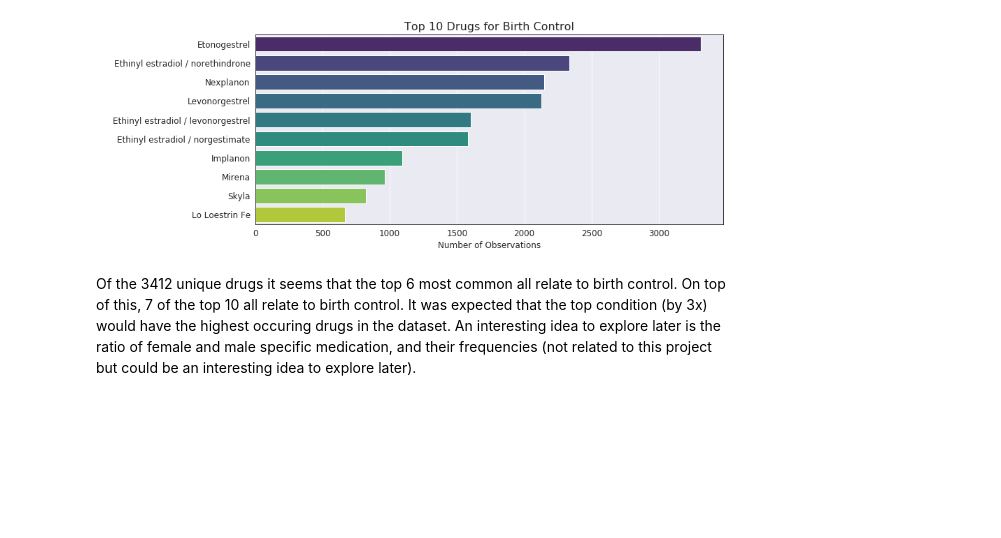
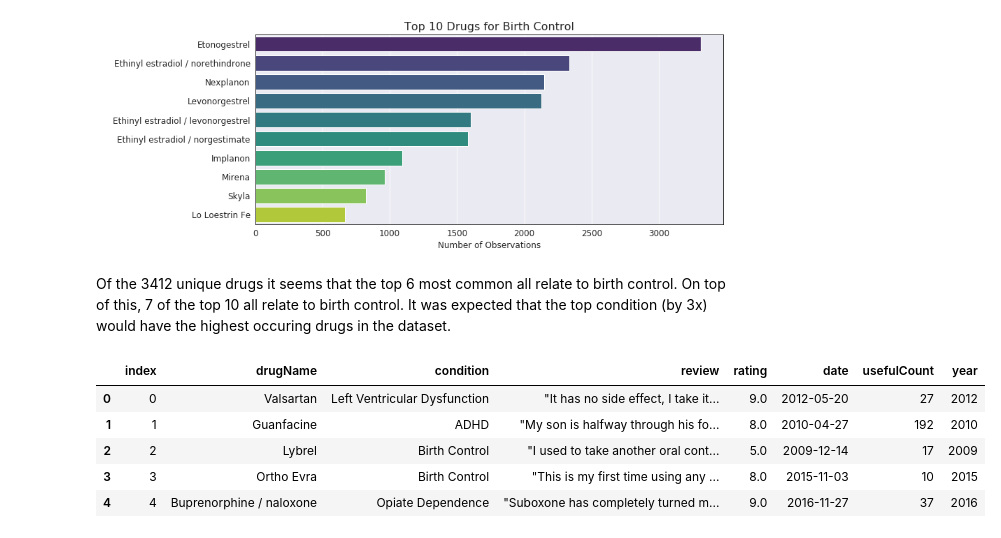
Before and after one commit to dhelms1/drug_data_analysis, a Jupyter notebook: DataExploration.ipynb, the cells around one changed output. Cells and saved outputs as stored; diff of their text form; code cells hidden in the pictures; blank space fills up the shorter version.

```diff
--- a/DataExploration.ipynb
+++ b/DataExploration.ipynb
@@ -257,4 +251,4 @@ plt.show();
 # %% [output]
 [figure]
 # %% [markdown]
-Of the 3412 unique drugs it seems that the top 6 most common all relate to birth control. On top of this, 7 of the top 10 all relate to birth control. It was expected that the top condition (by 3x) would have the highest occuring drugs in the dataset. An interesting idea to explore later is the ratio of female and male specific medication, and their frequencies (not related to this project but could be an interesting idea to explore later).
+Of the 3412 unique drugs it seems that the top 6 most common all relate to birth control. On top of this, 7 of the top 10 all relate to birth control. It was expected that the top condition (by 3x) would have the highest occuring drugs in the dataset.
@@ -260,0 +258,9 @@ Of the 3412 unique drugs it seems that the top 6 most common all relate to birth
+# %%
+train.head()
+# %% [output]
+|  | index | drugName | condition | review | rating | date | usefulCount | year |
+| 0 | 0 | Valsartan | Left Ventricular Dysfunction | "It has no side effect, I take it... | 9.0 | 2012-05-20 | 27 | 2012 |
+| 1 | 1 | Guanfacine | ADHD | "My son is halfway through his fo... | 8.0 | 2010-04-27 | 192 | 2010 |
+| 2 | 2 | Lybrel | Birth Control | "I used to take another oral cont... | 5.0 | 2009-12-14 | 17 | 2009 |
+| 3 | 3 | Ortho Evra | Birth Control | "This is my first time using any ... | 8.0 | 2015-11-03 | 10 | 2015 |
+| 4 | 4 | Buprenorphine / naloxone | Opiate Dependence | "Suboxone has completely turned m... | 9.0 | 2016-11-27 | 37 | 2016 |
```
Also changed, not shown: parts of 11 cells of this notebook, 1 other file.
